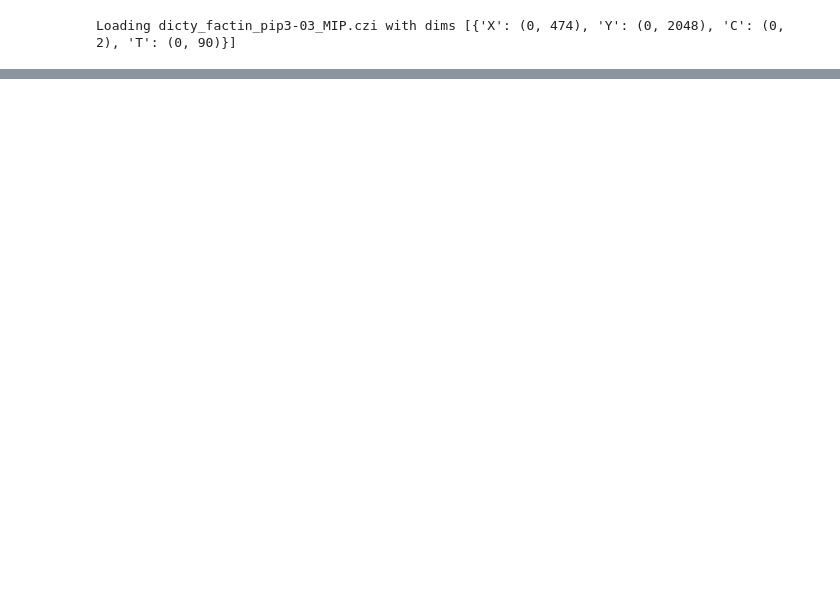
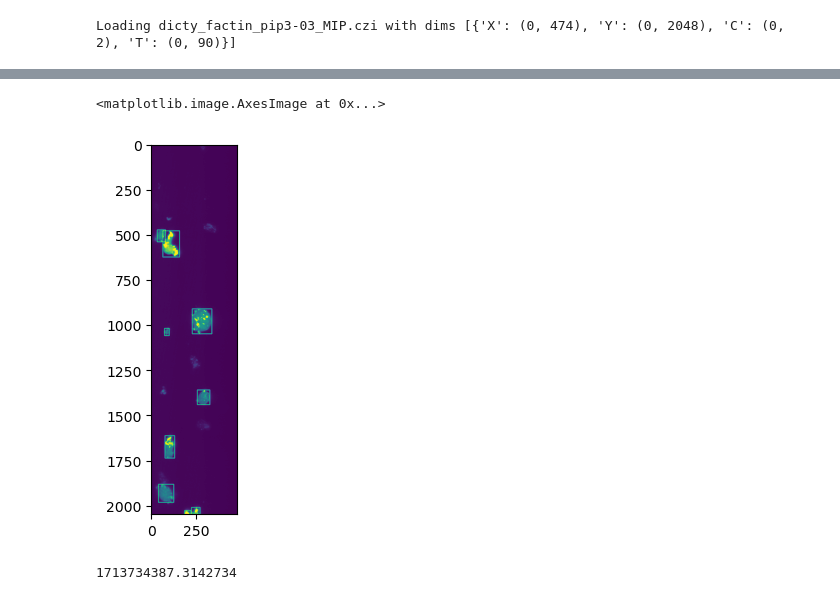
Before and after one commit to SammyAgrawal/ActinMotionPrediction, a Jupyter notebook: MotionTracking.ipynb, the cells around one changed output, grey strips where cells are left out. Cells and saved outputs as stored; diff of their text form; code cells hidden in the pictures; blank space fills up the shorter version.

```diff
--- a/MotionTracking.ipynb
+++ b/MotionTracking.ipynb
@@ -140,3 +212,8 @@ Cell id area changed from 435.0 to areas[cell_id]. All areas are [ 1997.  3734.
+# %%
+imshow(video[4])
+# %% [output]
+<matplotlib.image.AxesImage at 0x...>
+[figure, added]
 # %%
 def animate_frames(frames):
     fig = plt.figure()
@@ -157,3 +234,8 @@ def animate_frames(frames):
     HTML(anim.to_html5_video())
     plt.show()
     return(anim)
+# %%
+import time
+time.time()
+# %% [output]
+1713734387.3142734
```
Also changed, not shown: parts of 27 cells of this notebook, 1 other file.
